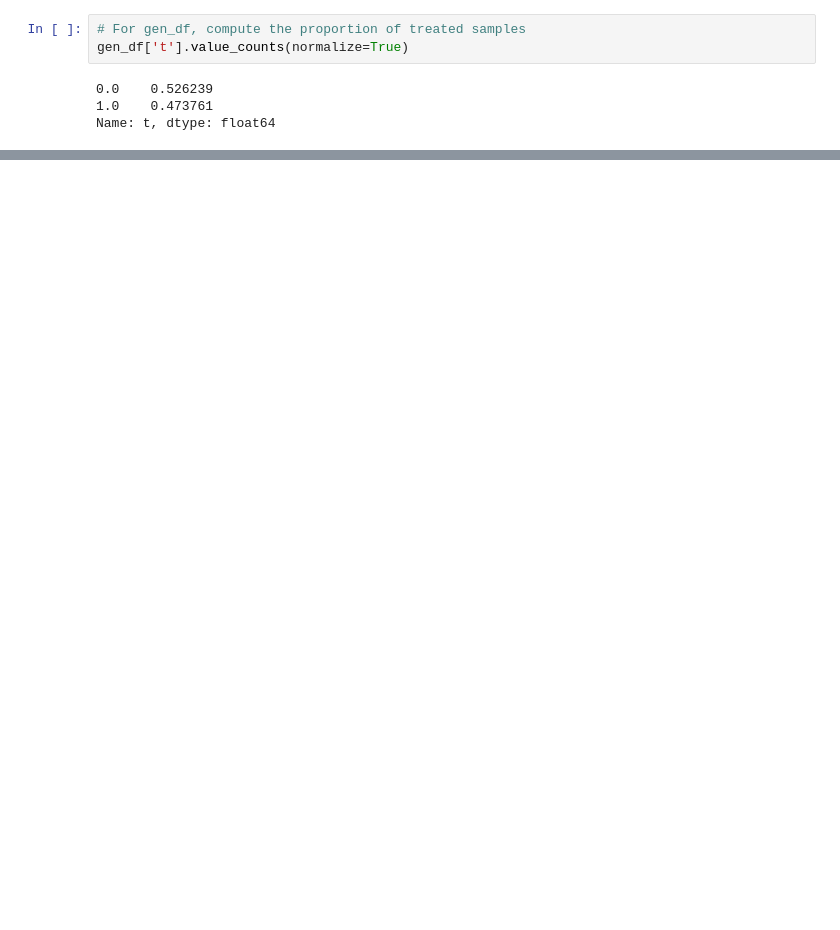
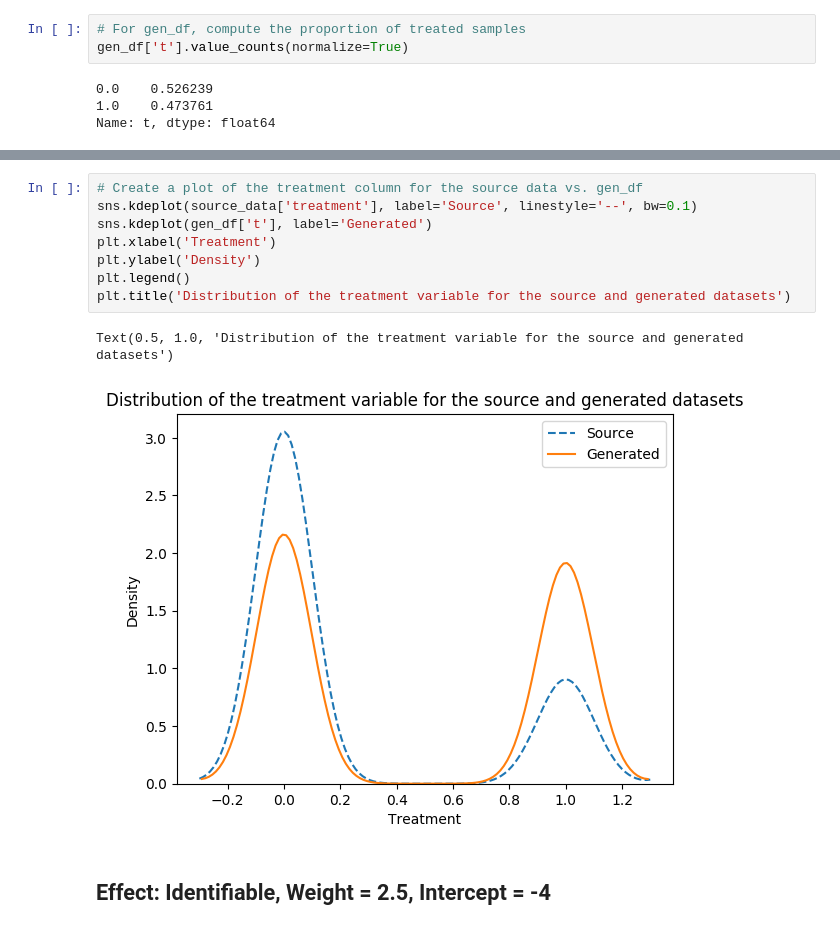
Before and after one commit to PrachetaBA/realcause, a Jupyter notebook: notebooks/pilot_experiments.ipynb, the cells around one changed output, grey strips where cells are left out. Saved outputs shown, nothing was run; the diff lists cells and outputs as text; blank space fills up the shorter version.

```diff
--- a/notebooks/pilot_experiments.ipynb
+++ b/notebooks/pilot_experiments.ipynb
@@ -173,0 +280,13 @@ Name: t, dtype: float64
+# %%
+# Create a plot of the treatment column for the source data vs. gen_df
+sns.kdeplot(source_data['treatment'], label='Source', linestyle='--', bw=0.1)
+sns.kdeplot(gen_df['t'], label='Generated')
+plt.xlabel('Treatment')
+plt.ylabel('Density')
+plt.legend()
+plt.title('Distribution of the treatment variable for the source and generated datasets')
+# %% [output]
+Text(0.5, 1.0, 'Distribution of the treatment variable for the source and generated datasets')
+[figure, added]
+# %% [markdown]
+## Effect: Identifiable, Weight = 2.5, Intercept = -4
```
Also changed, not shown: parts of 26 cells of this notebook, 4 other files.
